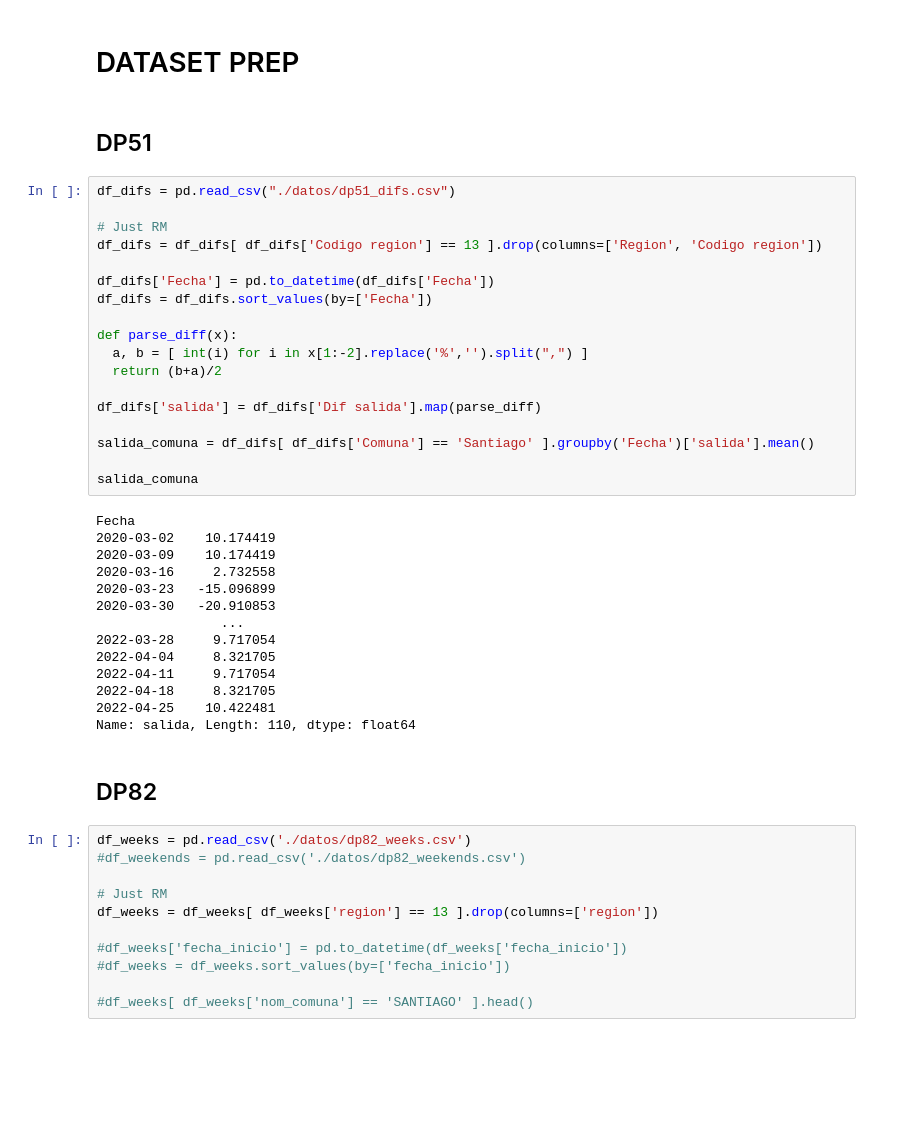
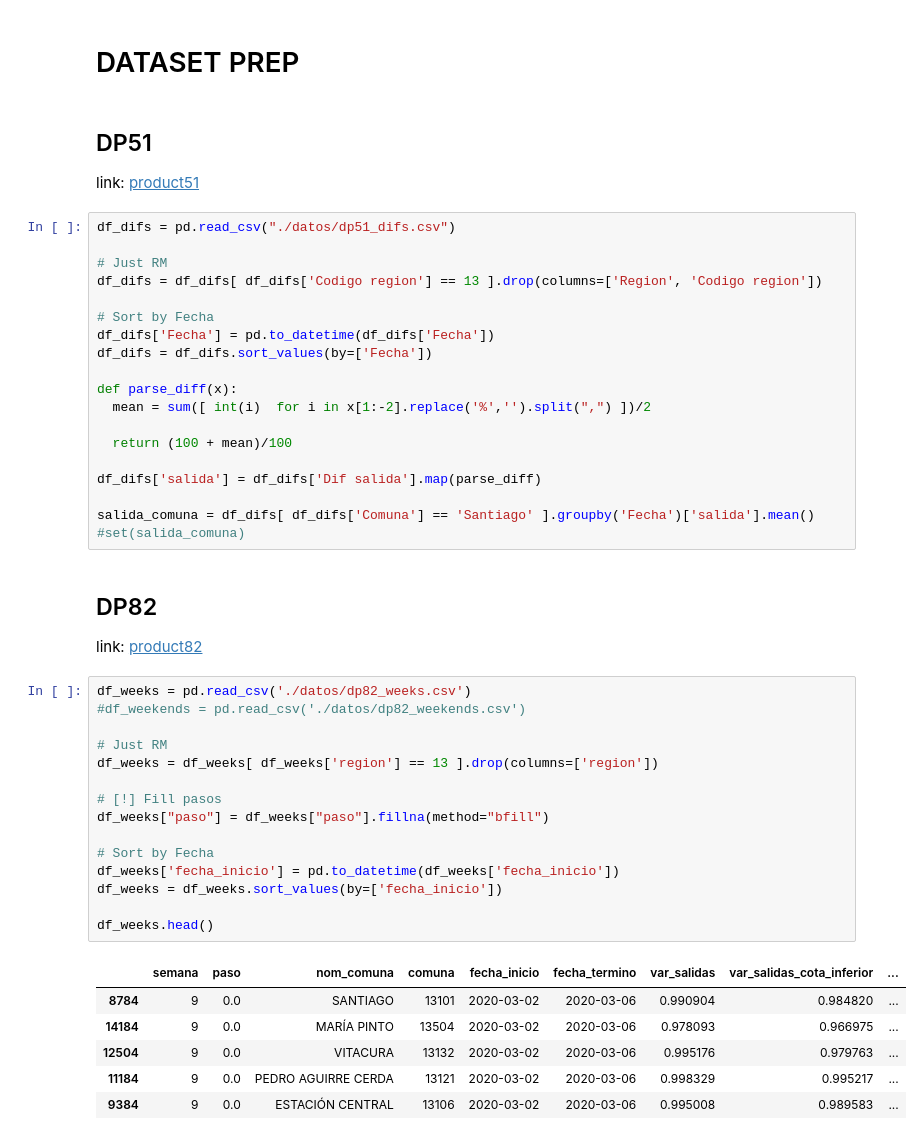
Before and after one commit to tanaxer01/mov-in-covid, a Jupyter notebook: index_calcs.ipynb, the cells around one changed output. Saved outputs shown, nothing was run; the diff lists cells and outputs as text; blank space fills up the shorter version.

```diff
--- a/index_calcs.ipynb
+++ b/index_calcs.ipynb
@@ -36,48 +24,48 @@ for name, url in datasets.items():
 # DATASET PREP
 # %% [markdown]
 ## DP51
+link: [product51](https://github.com/MinCiencia/Datos-COVID19/tree/master/output/producto51)
 # %%
 df_difs = pd.read_csv("./datos/dp51_difs.csv")
 
 # Just RM
 df_difs = df_difs[ df_difs['Codigo region'] == 13 ].drop(columns=['Region', 'Codigo region'])
 
+# Sort by Fecha
 df_difs['Fecha'] = pd.to_datetime(df_difs['Fecha'])
 df_difs = df_difs.sort_values(by=['Fecha'])
 
 def parse_diff(x):
-  a, b = [ int(i) for i in x[1:-2].replace('%','').split(",") ]
-  return (b+a)/2
+  mean = sum([ int(i)  for i in x[1:-2].replace('%','').split(",") ])/2
+
+  return (100 + mean)/100
 
 df_difs['salida'] = df_difs['Dif salida'].map(parse_diff)
 
 salida_comuna = df_difs[ df_difs['Comuna'] == 'Santiago' ].groupby('Fecha')['salida'].mean()
-
-salida_comuna
+#set(salida_comuna)
-# %% [output]
-Fecha
-2020-03-02    10.174419
-2020-03-09    10.174419
-2020-03-16     2.732558
-2020-03-23   -15.096899
-2020-03-30   -20.910853
-                ...
-2022-03-28     9.717054
-2022-04-04     8.321705
-2022-04-11     9.717054
-2022-04-18     8.321705
-2022-04-25    10.422481
-Name: salida, Length: 110, dtype: float64
 # %% [markdown]
 ## DP82
+link: [product82](https://github.com/MinCiencia/Datos-COVID19/tree/master/output/producto82)
 # %%
 df_weeks = pd.read_csv('./datos/dp82_weeks.csv')
 #df_weekends = pd.read_csv('./datos/dp82_weekends.csv')
 
 # Just RM
 df_weeks = df_weeks[ df_weeks['region'] == 13 ].drop(columns=['region'])
 
-#df_weeks['fecha_inicio'] = pd.to_datetime(df_weeks['fecha_inicio'])
-#df_weeks = df_weeks.sort_values(by=['fecha_inicio'])
+# [!] Fill pasos
+df_weeks["paso"] = df_weeks["paso"].fillna(method="bfill")
 
-#df_weeks[ df_weeks['nom_comuna'] == 'SANTIAGO' ].head()
+# Sort by Fecha
+df_weeks['fecha_inicio'] = pd.to_datetime(df_weeks['fecha_inicio'])
+df_weeks = df_weeks.sort_values(by=['fecha_inicio'])
+
+df_weeks.head()
+# %% [output]
+|  | semana | paso | nom_comuna | comuna | fecha_inicio | fecha_termino | var_salidas | var_salidas_cota_inferior | ... |
+| 8784 | 9 | 0.0 | SANTIAGO | 13101 | 2020-03-02 | 2020-03-06 | 0.990904 | 0.984820 | ... |
+| 14184 | 9 | 0.0 | MARÍA PINTO | 13504 | 2020-03-02 | 2020-03-06 | 0.978093 | 0.966975 | ... |
+| 12504 | 9 | 0.0 | VITACURA | 13132 | 2020-03-02 | 2020-03-06 | 0.995176 | 0.979763 | ... |
+| 11184 | 9 | 0.0 | PEDRO AGUIRRE CERDA | 13121 | 2020-03-02 | 2020-03-06 | 0.998329 | 0.995217 | ... |
+| 9384 | 9 | 0.0 | ESTACIÓN CENTRAL | 13106 | 2020-03-02 | 2020-03-06 | 0.995008 | 0.989583 | ... |
```
Also changed, not shown: parts of 6 cells of this notebook.
